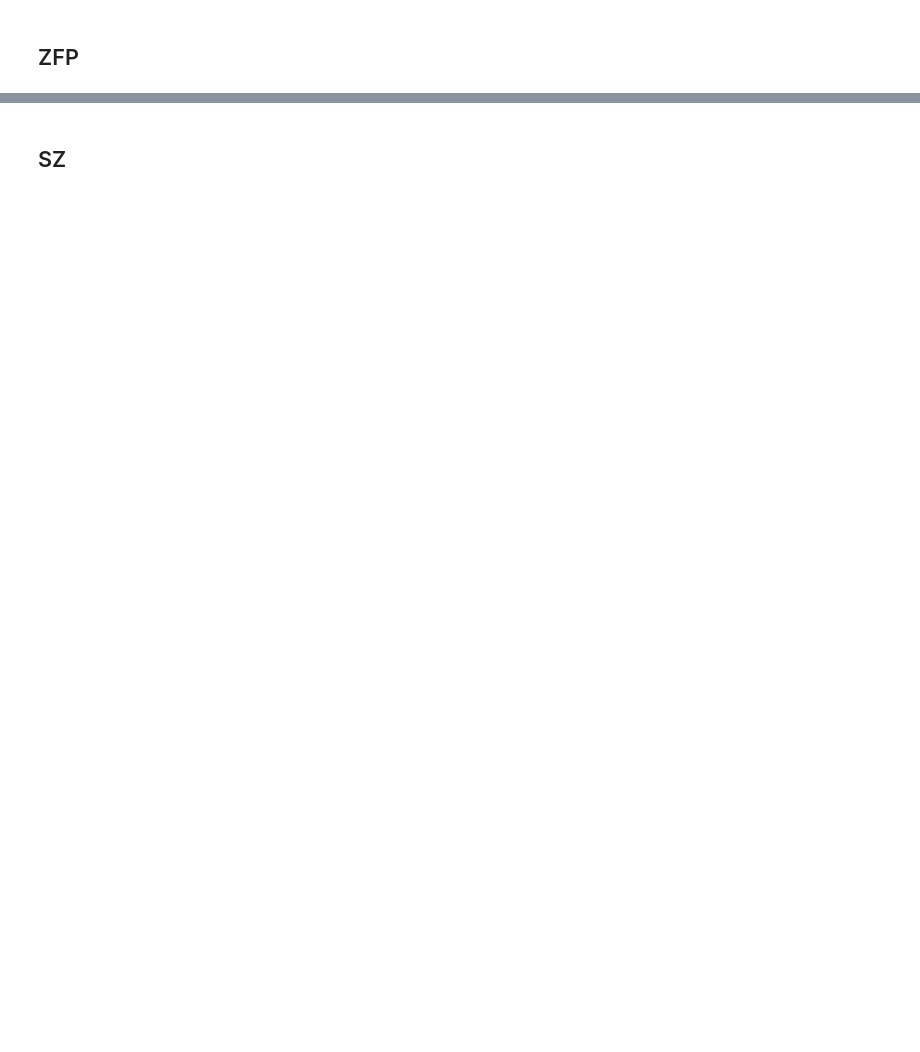
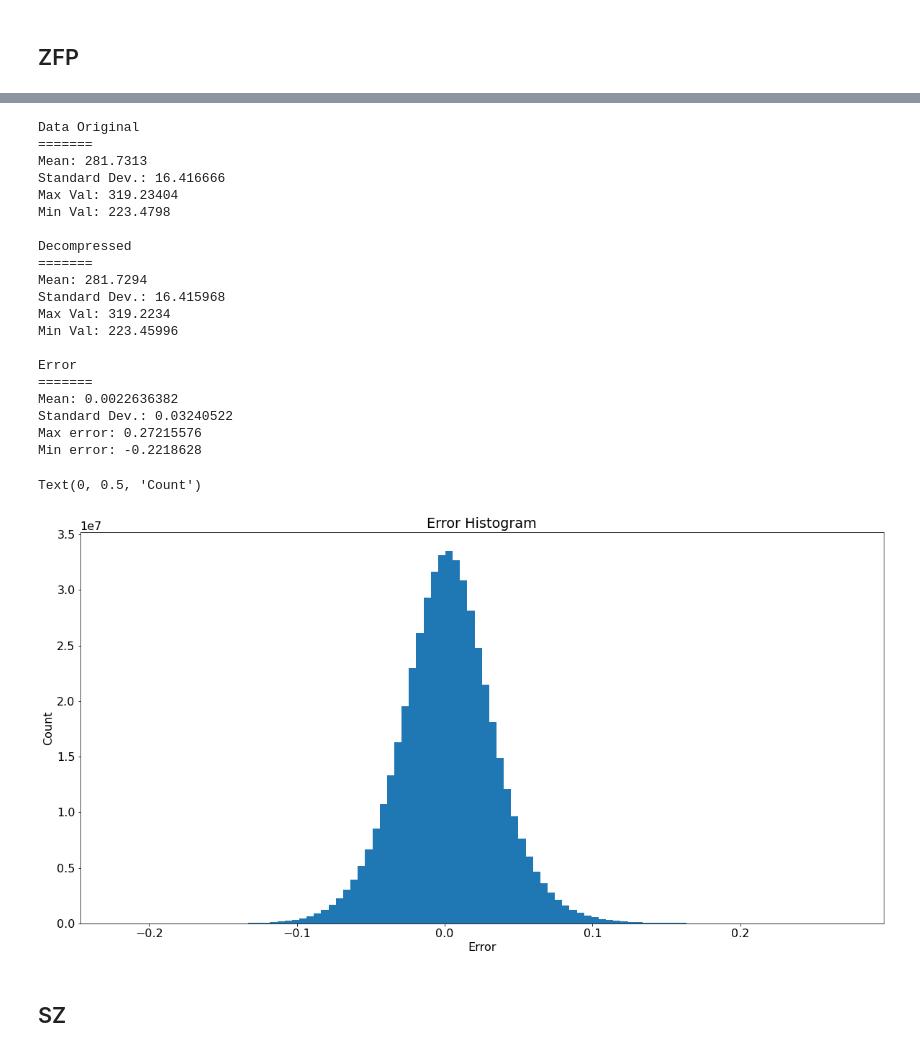
Before and after one commit to SilkeDH/lossy-ml, a Jupyter notebook: notebooks/Zfp_mode_sz.ipynb, the cells around one changed output, grey strips where cells are left out. Saved outputs shown, nothing was run; the diff lists cells and outputs as text; code cells hidden in the pictures; blank space fills up the shorter version.

```diff
--- a/notebooks/Zfp_mode_sz.ipynb
+++ b/notebooks/Zfp_mode_sz.ipynb
@@ -131,3 +103,59 @@ PSNR 37.347788090895335
+# %%
+original = data_r
+diff = (data_r[0,:,:,:,0]-decompressed_array)
+
+print("")
+print("Data Original")
+print("=======")
+print("Mean:", original.mean())
+print("Standard Dev.:", original.std())
+print("Max Val:", original.max())
+print("Min Val:", original.min())
+print("")
+print("Decompressed")
+print("=======")
+print("Mean:", decompressed_array.mean())
+print("Standard Dev.:", decompressed_array.std())
+print("Max Val:", decompressed_array.max())
+print("Min Val:", decompressed_array.min())
+print("")
+print("Error")
+print("=======")
+print("Mean:", diff.mean())
+print("Standard Dev.:", diff.std())
+print("Max error:", diff.max())
+print("Min error:", diff.min())
+print("")
+
+
+plt.figure(figsize=(20,10))
+plt.hist(diff.flatten(),100)
+plt.title('Error Histogram')
+plt.xlabel('Error')
+plt.ylabel('Count')
+# %% [output]
+Data Original
+=======
+Mean: 281.7313
+Standard Dev.: 16.416666
+Max Val: 319.23404
+Min Val: 223.4798
+
+Decompressed
+=======
+Mean: 281.7294
+Standard Dev.: 16.415968
+Max Val: 319.2234
+Min Val: 223.45996
+
+Error
+=======
+Mean: 0.0022636382
+Standard Dev.: 0.03240522
+Max error: 0.27215576
+Min error: -0.2218628
+Text(0, 0.5, 'Count')
+[figure, added]
 # %% [markdown]
 ## SZ
 # %%
```
Also changed, not shown: parts of 15 cells of this notebook, 32 other files.
